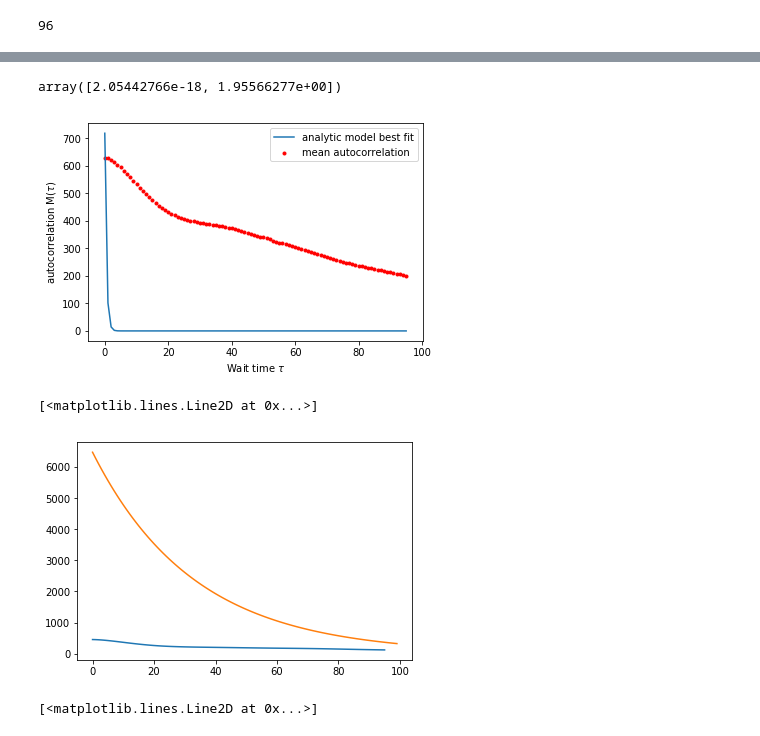
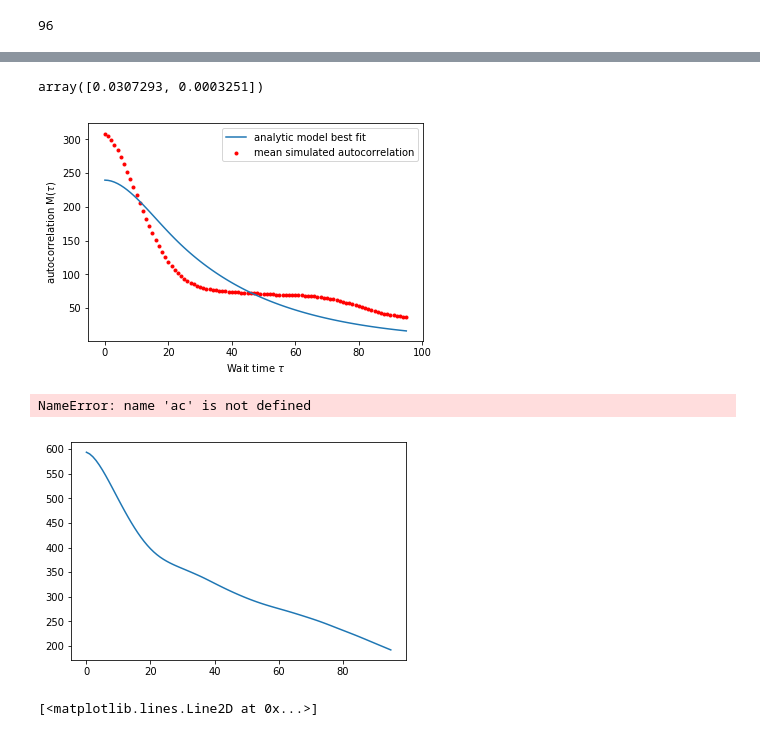
Before and after one commit to tlmakinen/bursting-IGMM, a Jupyter notebook: autocorrelation/wait-time-simulation.ipynb, the cells around one changed output, grey strips where cells are left out. Cells and saved outputs as stored; diff of their text form; code cells hidden in the pictures.

```diff
--- a/autocorrelation/wait-time-simulation.ipynb
+++ b/autocorrelation/wait-time-simulation.ipynb
@@ -58,11 +62,11 @@ def autocorrelation (x) :
 # Now let's simulate this ~80 times to simulate what we get from actual data.
 # Parameters:
 k_on = 0.03
-k_off = 0.03
+k_off = 0.01
 duration = 575 # seconds
 stepsize = 3   # seconds / step
 
-k_gfp = 3       # gfp molecules / second
+k_gfp = 1/6       # gfp chain elongation rate
 cts = 1000      # counts per gfp molecule
 k_polII = 1     # how many polII's started per second
 max_loops = 24  # max number of gfp loops that attach to each polII site
@@ -72,11 +76,16 @@ num = 80               # number of traces in our simulated dataset
 auto_traces = []       # empty list of autocorrelation arrays
 traces = []            # empty list of traces
 
+
 for i in range(num):
     tel = exponential(k_on, k_off, duration, stepsize)  # create a new signal every time
     gfp = gfp_signal.gfp_signal(telegraph=tel.signal, k_gfp=k_gfp, k_polII=k_polII, cts_per_gfp=cts, max_loops=max_loops, stepsize=3)
-    traces.append(gfp.norm)
 
-    auto_trace = np.correlate(gfp.norm, gfp.norm, 'same')
-    auto_traces.append(auto_trace / (np.std(gfp.norm) * np.std(gfp.norm)))   # divide each auto trace by the standard deviation squared to normalize
+    norm_trace = gfp.norm #/ np.max(gfp.norm)
+
+    traces.append(norm_trace)
+
+
+    auto_trace = np.correlate(norm_trace, norm_trace, 'same')
+    auto_traces.append(auto_trace / (np.std(norm_trace) * np.std(norm_trace)))   # divide each auto trace by the standard deviation squared to normalize
 # %%
@@ -225,47 +219,52 @@ def autocorr(t, k_on, k_off):  # take in parameters and t (index of signal data
 
     delta = 1 - k_on - k_off
 
-    frac = 1 / ((1/k_on) + (1/k_off))
+    #frac = 1 / ((1/k_on) + (1/k_off))
 
+    #p_on = 0.6
     p_on = k_on / (k_on + k_off)
     p_off = (1-p_on)
 
 
     # write a for loop to do the double sums:
     sm = 0
+    test = 0
     for i in np.arange(1,r+1):
         for j in np.arange(1,r+1):
-            sm += (loop[i] * loop[j] * np.exp((delta-1)*(i-j)))
+            sm += (loop[i] * loop[j] * np.exp((delta-1)*np.abs(i-j)))
 
-    return sm*p_on*p_off*np.exp((delta-1) * np.abs(t))
+            test += p_on*p_off*(loop[i] * loop[j] * np.exp((delta-1)*np.abs(t - j + i)))
+
+    #return sm*p_on*p_off*np.exp((delta-1) * np.abs(t)) / (sm*p_on*p_off)
+    #return test / p_on*p_off*sm
+    return test #/ np.max(test)
 # %%
 dat = mean_auto_data[cutoff:]
 t = np.arange(len(dat))
 # %%
 from scipy.optimize import curve_fit
 
-popt,pcov = curve_fit(autocorr, t, dat)
-
+popt,pcov = curve_fit(autocorr, t, dat)#/np.max(dat))
 
 popt
 # %% [output]
-array([2.05442766e-18, 1.95566277e+00])
+array([0.0307293, 0.0003251])
 # %%
 #plt.plot(tau, mean_auto_data[cutoff:])
 plt.plot(t, autocorr(t, popt[0],popt[1]), label='analytic model best fit')
-plt.scatter(t,dat, marker='.', color='r', label = 'mean autocorrelation')   # show the mean of our original dataset in red
+plt.scatter(t,dat, marker='.', color='r', label = 'mean simulated autocorrelation')   # show the mean of our original dataset in red
 plt.legend()
 plt.xlabel(r'Wait time $\tau$')
 plt.ylabel(r'autocorrelation M($\tau$)')
 plt.show()
 # %% [output]
-[figure, old version]
+[figure, new version]
 # %%
 plt.plot(tau,mean_auto_data[cutoff:])
 plt.plot(ac)
 # %% [output]
-[<matplotlib.lines.Line2D at 0x...>]
+NameError: name 'ac' is not defined
-[figure, old version]
+[figure, new version]
 # %%
 plt.plot(loop)
 # %% [output]
```
Also changed, not shown: parts of 14 cells of this notebook, 1 other file.
